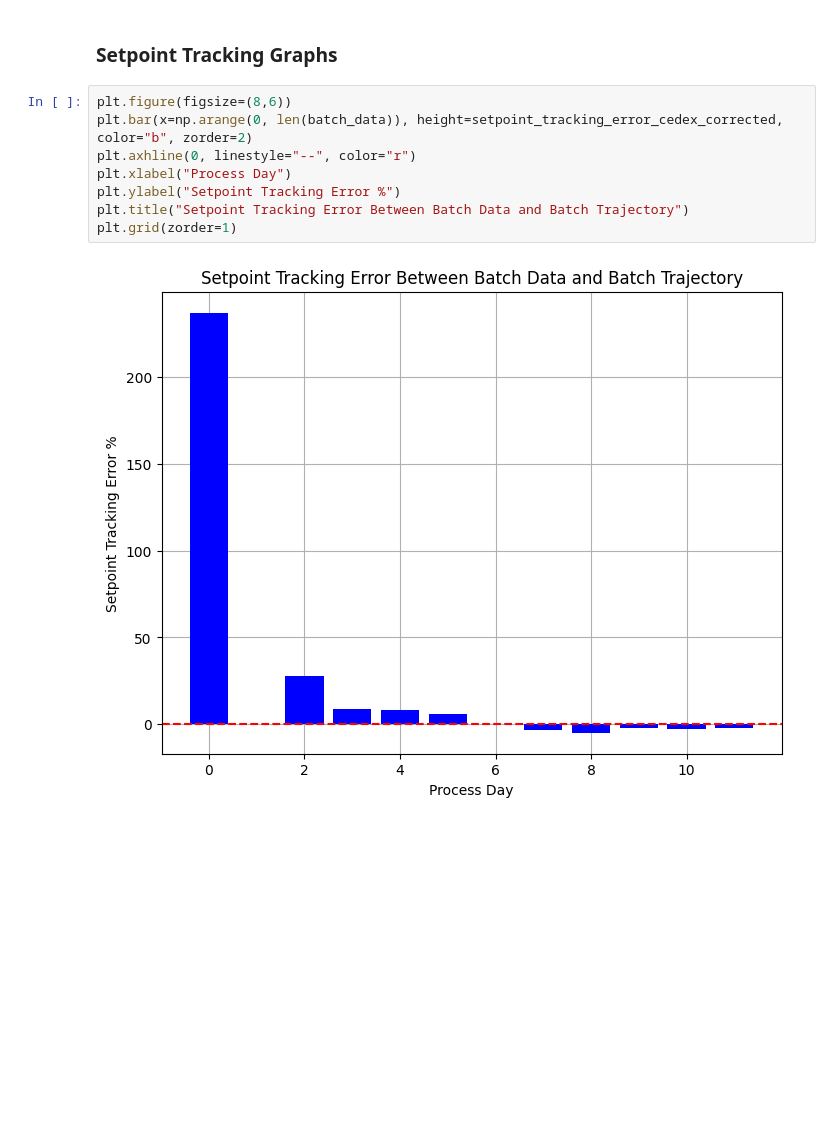
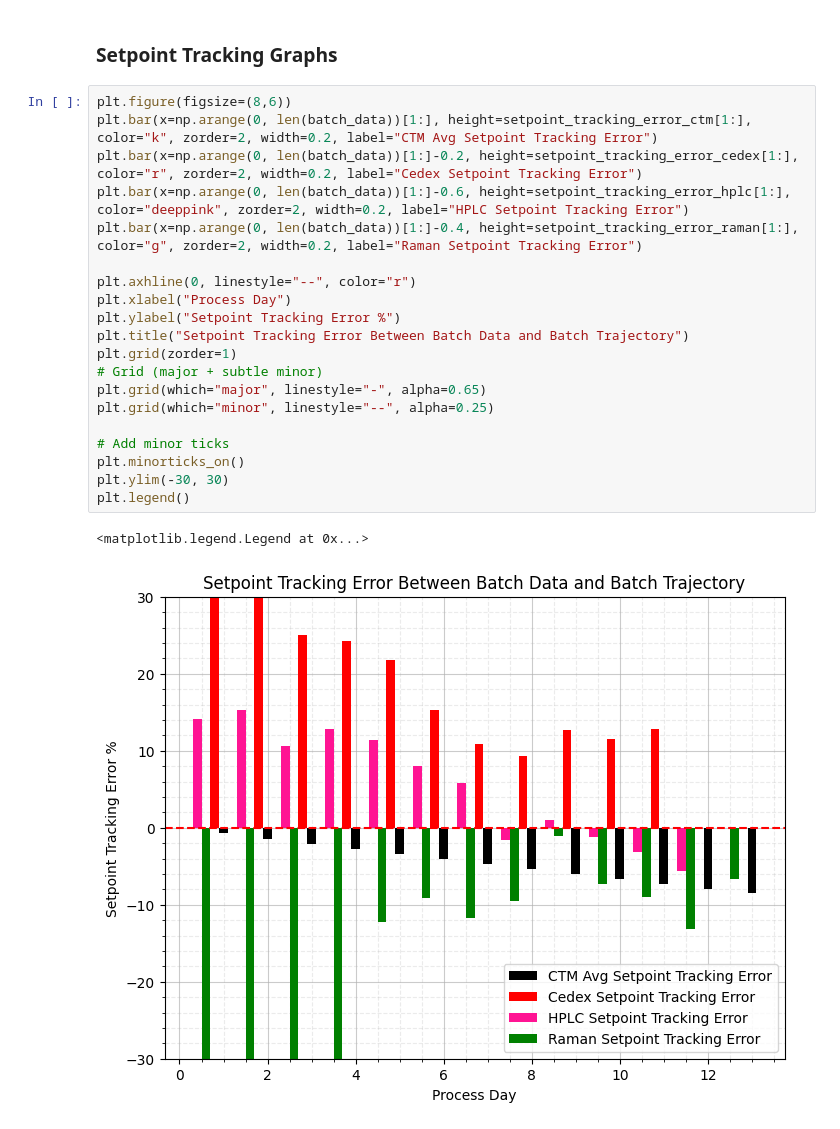
Before and after one commit to zhatz111/state-space-mpc, a Jupyter notebook: data/SAM-1000L-B7H4-experiment/graphs.ipynb, the cells around one changed output. Cells and saved outputs as stored; diff of their text form; blank space fills up the shorter version.

```diff
--- a/data/SAM-1000L-B7H4-experiment/graphs.ipynb
+++ b/data/SAM-1000L-B7H4-experiment/graphs.ipynb
@@ -171,12 +217,25 @@ plt.legend()
 # %% [markdown]
 ### Setpoint Tracking Graphs
-# %%
-plt.figure(figsize=(8,6))
-plt.bar(x=np.arange(0, len(batch_data)), height=setpoint_tracking_error_cedex_corrected, color="b", zorder=2)
-plt.axhline(0, linestyle="--", color="r")
-plt.xlabel("Process Day")
-plt.ylabel("Setpoint Tracking Error %")
-plt.title("Setpoint Tracking Error Between Batch Data and Batch Trajectory")
-plt.grid(zorder=1)
-# %% [output]
-[figure, removed]
+# %%
+plt.figure(figsize=(8,6))
+plt.bar(x=np.arange(0, len(batch_data))[1:], height=setpoint_tracking_error_ctm[1:], color="k", zorder=2, width=0.2, label="CTM Avg Setpoint Tracking Error")
+plt.bar(x=np.arange(0, len(batch_data))[1:]-0.2, height=setpoint_tracking_error_cedex[1:], color="r", zorder=2, width=0.2, label="Cedex Setpoint Tracking Error")
+plt.bar(x=np.arange(0, len(batch_data))[1:]-0.6, height=setpoint_tracking_error_hplc[1:], color="deeppink", zorder=2, width=0.2, label="HPLC Setpoint Tracking Error")
+plt.bar(x=np.arange(0, len(batch_data))[1:]-0.4, height=setpoint_tracking_error_raman[1:], color="g", zorder=2, width=0.2, label="Raman Setpoint Tracking Error")
+
+plt.axhline(0, linestyle="--", color="r")
+plt.xlabel("Process Day")
+plt.ylabel("Setpoint Tracking Error %")
+plt.title("Setpoint Tracking Error Between Batch Data and Batch Trajectory")
+plt.grid(zorder=1)
+# Grid (major + subtle minor)
+plt.grid(which="major", linestyle="-", alpha=0.65)
+plt.grid(which="minor", linestyle="--", alpha=0.25)
+
+# Add minor ticks
+plt.minorticks_on()
+plt.ylim(-30, 30)
+plt.legend()
+# %% [output]
+<matplotlib.legend.Legend at 0x...>
+[figure, added]
```
Also changed, not shown: parts of 5 cells of this notebook, 15 other files.
